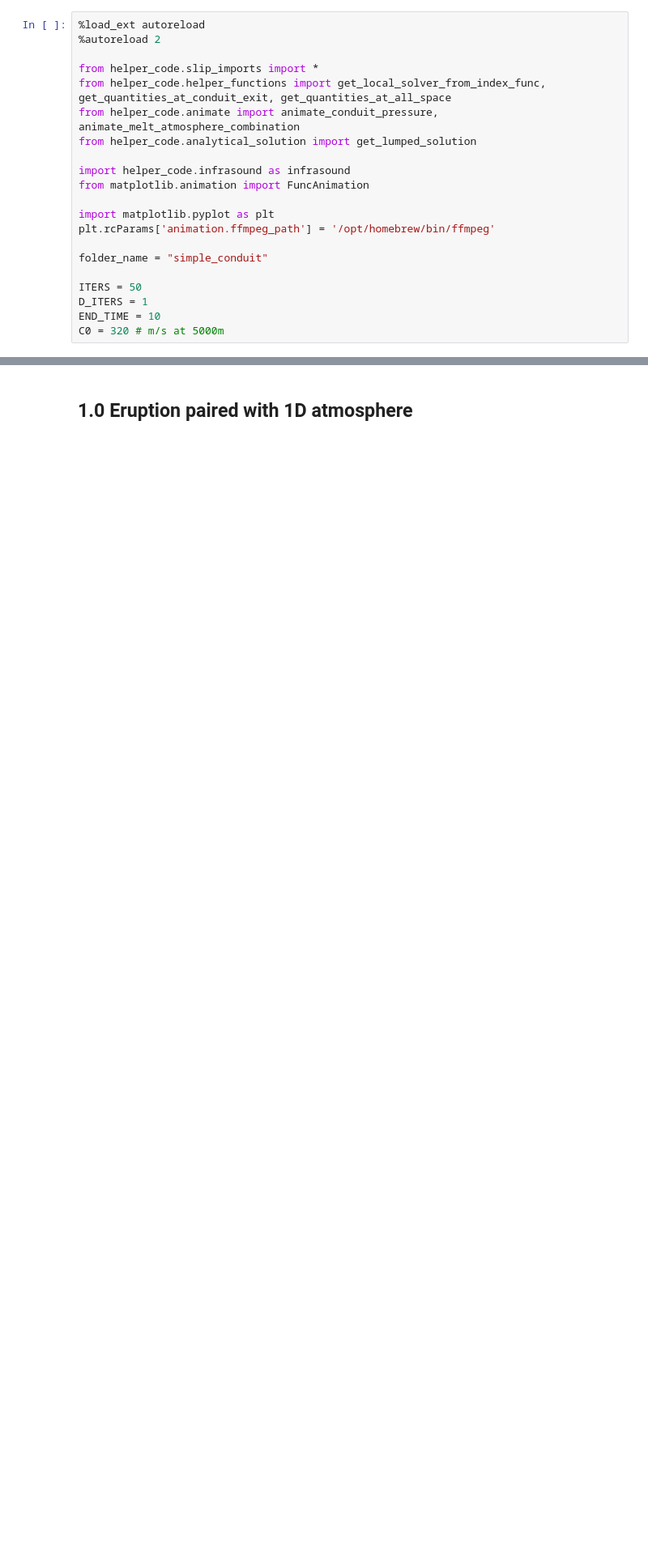
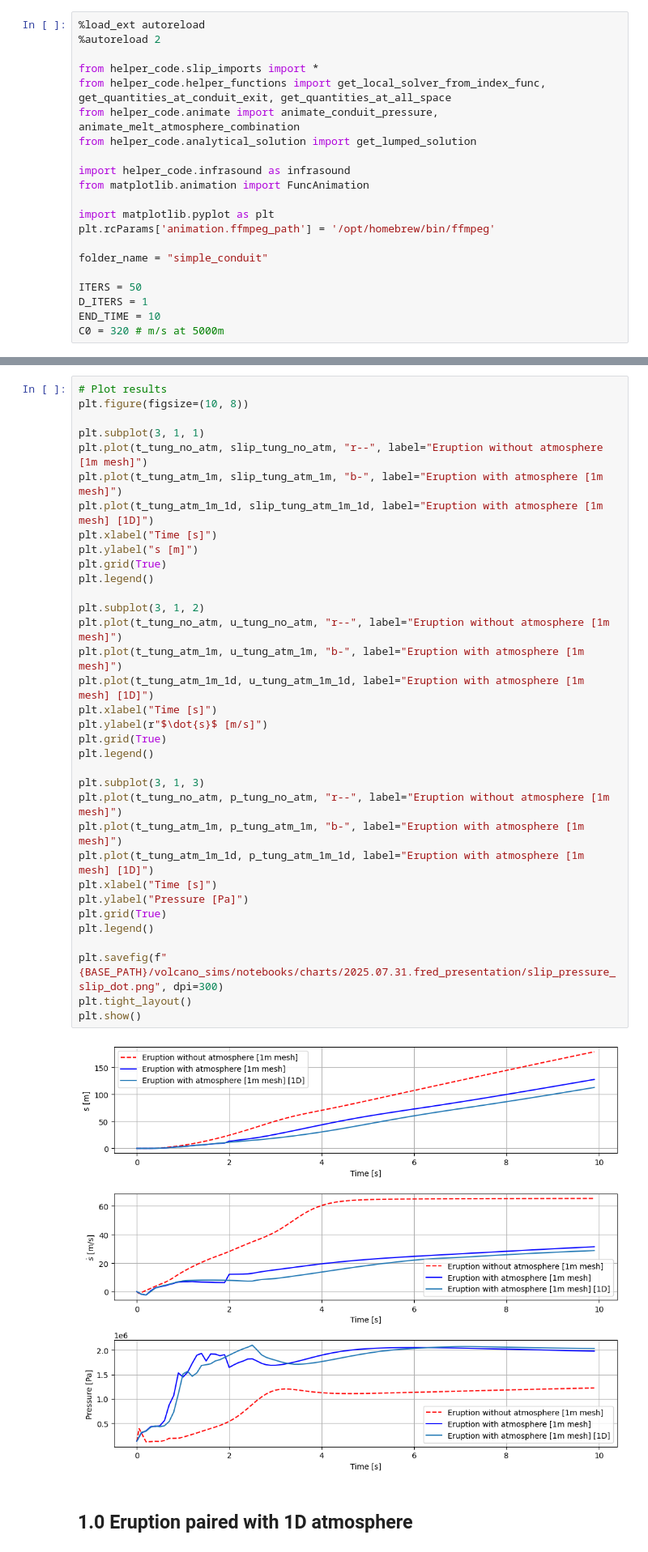
Before and after one commit to paxtonsc/volcano-sims, a Jupyter notebook: notebooks/2025.07.30.infrasound.ipynb, the cells around one changed output, grey strips where cells are left out. Shown at 81% size. Saved outputs shown, nothing was run; the diff lists cells and outputs as text; blank space fills up the shorter version.

```diff
--- a/notebooks/2025.07.30.infrasound.ipynb
+++ b/notebooks/2025.07.30.infrasound.ipynb
@@ -36,3 +61,39 @@ C0 = 320 # m/s at 5000m
+# %%
+# Plot results
+plt.figure(figsize=(10, 8))
+
+plt.subplot(3, 1, 1)
+plt.plot(t_tung_no_atm, slip_tung_no_atm, "r--", label="Eruption without atmosphere [1m mesh]")
+plt.plot(t_tung_atm_1m, slip_tung_atm_1m, "b-", label="Eruption with atmosphere [1m mesh]")
+plt.plot(t_tung_atm_1m_1d, slip_tung_atm_1m_1d, label="Eruption with atmosphere [1m mesh] [1D]")
+plt.xlabel("Time [s]")
+plt.ylabel("s [m]")
+plt.grid(True)
+plt.legend()
+
+plt.subplot(3, 1, 2)
+plt.plot(t_tung_no_atm, u_tung_no_atm, "r--", label="Eruption without atmosphere [1m mesh]")
+plt.plot(t_tung_atm_1m, u_tung_atm_1m, "b-", label="Eruption with atmosphere [1m mesh]")
+plt.plot(t_tung_atm_1m_1d, u_tung_atm_1m_1d, label="Eruption with atmosphere [1m mesh] [1D]")
+plt.xlabel("Time [s]")
+plt.ylabel(r"$\dot{s}$ [m/s]")
+plt.grid(True)
+plt.legend()
+
+plt.subplot(3, 1, 3)
+plt.plot(t_tung_no_atm, p_tung_no_atm, "r--", label="Eruption without atmosphere [1m mesh]")
+plt.plot(t_tung_atm_1m, p_tung_atm_1m, "b-", label="Eruption with atmosphere [1m mesh]")
+plt.plot(t_tung_atm_1m_1d, p_tung_atm_1m_1d, label="Eruption with atmosphere [1m mesh] [1D]")
+plt.xlabel("Time [s]")
+plt.ylabel("Pressure [Pa]")
+plt.grid(True)
+plt.legend()
+
+plt.savefig(f"{BASE_PATH}/volcano_sims/notebooks/charts/2025.07.31.fred_presentation/slip_pressure_slip_dot.png", dpi=300)
+plt.tight_layout()
+plt.show()
+# %% [output]
+[figure, added]
 # %% [markdown]
 ## 1.0 Eruption paired with **1D** atmosphere
 # %%
```
Also changed, not shown: parts of 25 cells of this notebook, 13 other files.
